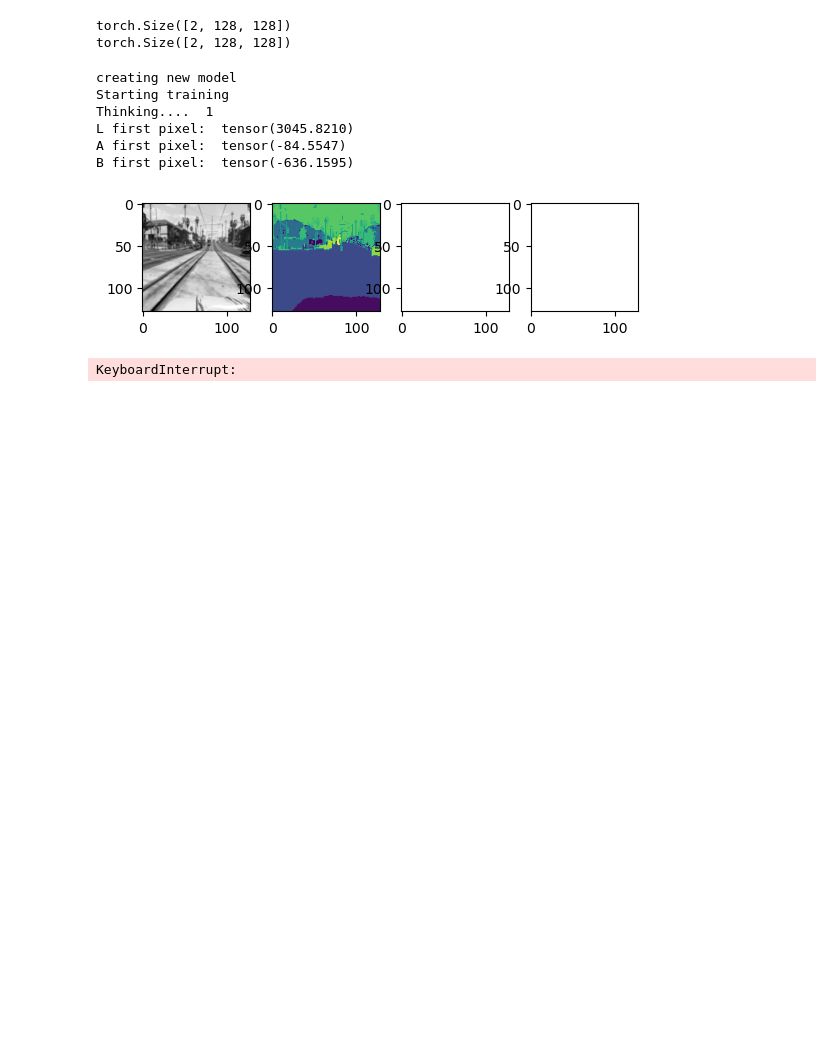
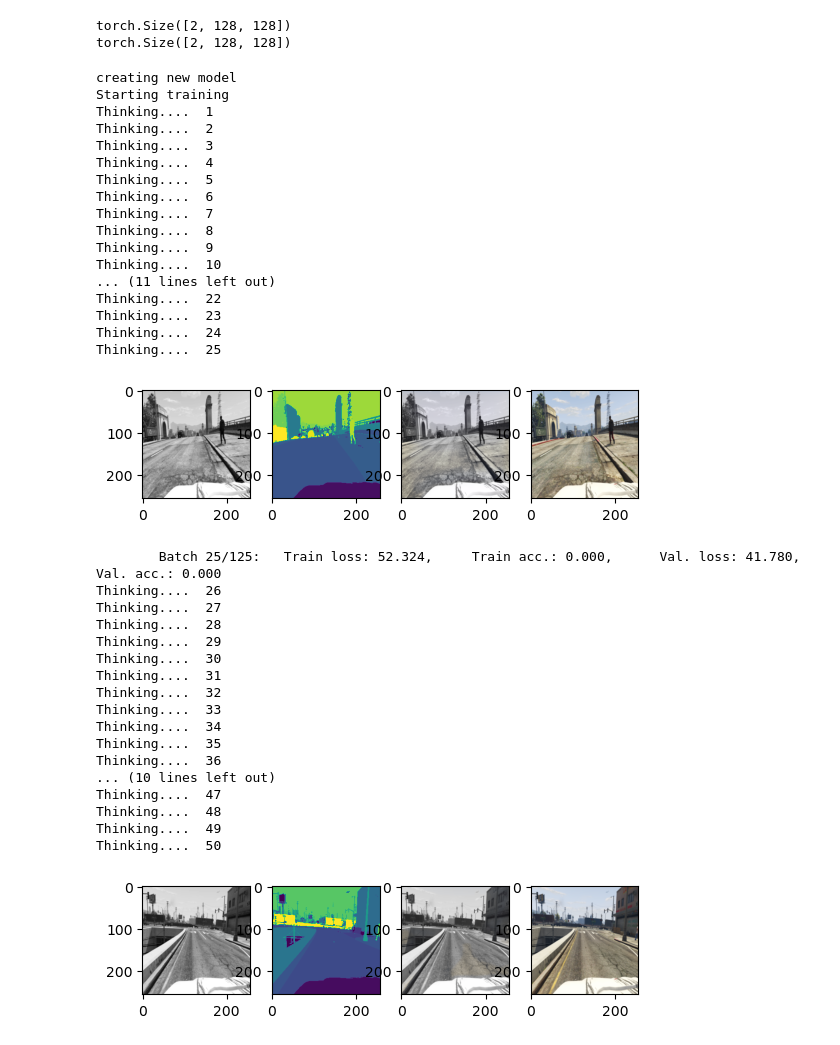
Before and after one commit to DaniSode/DML-project, a Jupyter notebook: Project/DML_project_color_with_seg.ipynb, the cells around one changed output. Drawn from its saved outputs; the diff is of its cells as text; code cells hidden in the pictures; blank space fills up the shorter version.

Commit message:
color with seg funkar nu men skriver inte till .txt ännu

```diff
--- a/Project/DML_project_color_with_seg.ipynb
+++ b/Project/DML_project_color_with_seg.ipynb
@@ -94,8 +99,7 @@ input, output = example_dataset[30]
 # %%
 
 batch_size = 16
-#n_classes = 35 # Only for segmentation
-img_size = 128 #256 later
+img_size = 256
 
 train_transforms = Compose([Resize((img_size,img_size), antialias=True)])
 
@@ -230,7 +234,7 @@ def training_loop(model, optimizer, loss_fn, train_loader, val_loader, num_epoch
         val_accs.append(val_acc)
 
         # Save model to disk after each epoch
-        torch.save(model.state_dict(), 'segmentation_model.pth')
+        torch.save(model.state_dict(), 'segmentation_and_color_model.pth')
 
     return model, train_losses, train_accs, val_losses, val_accs
 
@@ -277,71 +281,94 @@ def validate(model, loss_fn, val_loader, device):
 
             z = model.forward(inputs)
             z = torch.round(z)
-            batch_loss = loss_fn(z, labels.long())
+            #batch_loss = loss_fn(z, labels.long())
+            batch_loss = loss_fn(z, labels)
             val_loss_cum += batch_loss.item()
 
             # Visual test
             if batch_index == 1:
-                z, _ = torch.max(z[0,:,:,:],dim=0)
+                A_output = z[0,0,:,:].to(device)
+                B_output = z[0,1,:,:].to(device)
 
-                # Shapes
                 inputs = torch.squeeze(inputs)
-                #print("inputs shape: ", inputs.shape) # [16, 2, 128, 128] [Batch, (L, SEG), img, img]
-                #print("labels shape: ", labels.shape) # [16, 2, 128, 128] [Batch, (A, B), img, img]
 
                 L_true = inputs[0,0,:,:] # [128, 128] [img, img]
                 A_true = labels[0,0,:,:] # [128, 128] [img, img]
                 B_true = labels[0,1,:,:] # [128, 128] [img, img]
 
-                print("L first pixel: ", L_true[0,0]) # 3045.8210
-                print("A first pixel: ", A_true[0,0]) # -84.5547
-                print("B first pixel: ", B_true[0,0]) # -636.1595
-
-                #LAB = torch.stack((L_true*0.01, A_true, B_true),0) # [3, 128, 128]
+                output_img = kornia.color.lab_to_rgb(torch.stack((L_true, A_output, B_output),0)).permute(1, 2, 0)
                 target_img = kornia.color.lab_to_rgb(torch.stack((L_true, A_true, B_true),0)).permute(1, 2, 0)
 
                 f, axarr = plt.subplots(1,4)
                 axarr[0].imshow(L_true,'grey')         # L input
                 axarr[1].imshow(inputs[0,1,:,:])     # SEG input
-                axarr[2].imshow(target_img) # Output picture (M, N, 3): an image with RGB values (0-1 float or 0-255 int).
+                axarr[2].imshow(output_img) # Output picture (M, N, 3): an image with RGB values (0-1 float or 0-255 int).
                 axarr[3].imshow(target_img) # Facit picture
 
                 plt.show()
                 # Save the model each time we plot (REMOVE LATER)
-                torch.save(model.state_dict(), 'segmentation_model.pth')
+                torch.save(model.state_dict(), 'segmentation_and_color_model.pth')
 
     return val_loss_cum/len(val_loader), val_acc_cum/len(val_loader)
 # %%
 train_from_disk = False
 
 if train_from_disk:
     # Read model from disk
     print("reding model from disk")
     pretrained = torch.load('segmentation_and_color_model.pth', map_location=lambda storage, loc: storage)
     Segmentaion_and_color_model = build_unet()
     Segmentaion_and_color_model.load_state_dict(torch.load('segmentation_and_color_model.pth'))
 else:
     # Create new model
     print("creating new model")
     Segmentaion_and_color_model = build_unet()
 
 
 
 optimizer = optim.Adam(Segmentaion_and_color_model.parameters(), lr =0.001)
 loss_fn = nn.MSELoss() # kass som faen men int nu
 #loss_fn = nn.CrossEntropyLoss() # mindre kass
 train_loader = train_dataloader
 val_loader = val_dataloader
 num_epochs = 10
-print_every = 1
+print_every = 25
 
 Segmentaion_and_color_model, Segmentaion_and_color_train_losses, Segmentaion_and_color_train_accs, Segmentaion_and_color_val_losses, Segmentaion_and_color_val_accs= training_loop(Segmentaion_and_color_model, optimizer, loss_fn, train_loader, val_loader, num_epochs, print_every)
 # %% [output]
 creating new model
 Starting training
 Thinking....  1
-L first pixel:  tensor(3045.8210)
-A first pixel:  tensor(-84.5547)
-B first pixel:  tensor(-636.1595)
+Thinking....  2
+Thinking....  3
+Thinking....  4
+Thinking....  5
+Thinking....  6
+Thinking....  7
+Thinking....  8
+Thinking....  9
+Thinking....  10
+... (11 lines left out)
+Thinking....  22
+Thinking....  23
+Thinking....  24
+Thinking....  25
-[figure, old version]
+[figure, new version]
-KeyboardInterrupt:
+        Batch 25/125:   Train loss: 52.324,     Train acc.: 0.000,      Val. loss: 41.780,      Val. acc.: 0.000
+Thinking....  26
+Thinking....  27
+Thinking....  28
+Thinking....  29
+Thinking....  30
+Thinking....  31
+Thinking....  32
+Thinking....  33
+Thinking....  34
+Thinking....  35
+Thinking....  36
+... (10 lines left out)
+Thinking....  47
+Thinking....  48
+Thinking....  49
+Thinking....  50
+[figure, added]
```
Also changed, not shown: parts of 1 cell of this notebook.
